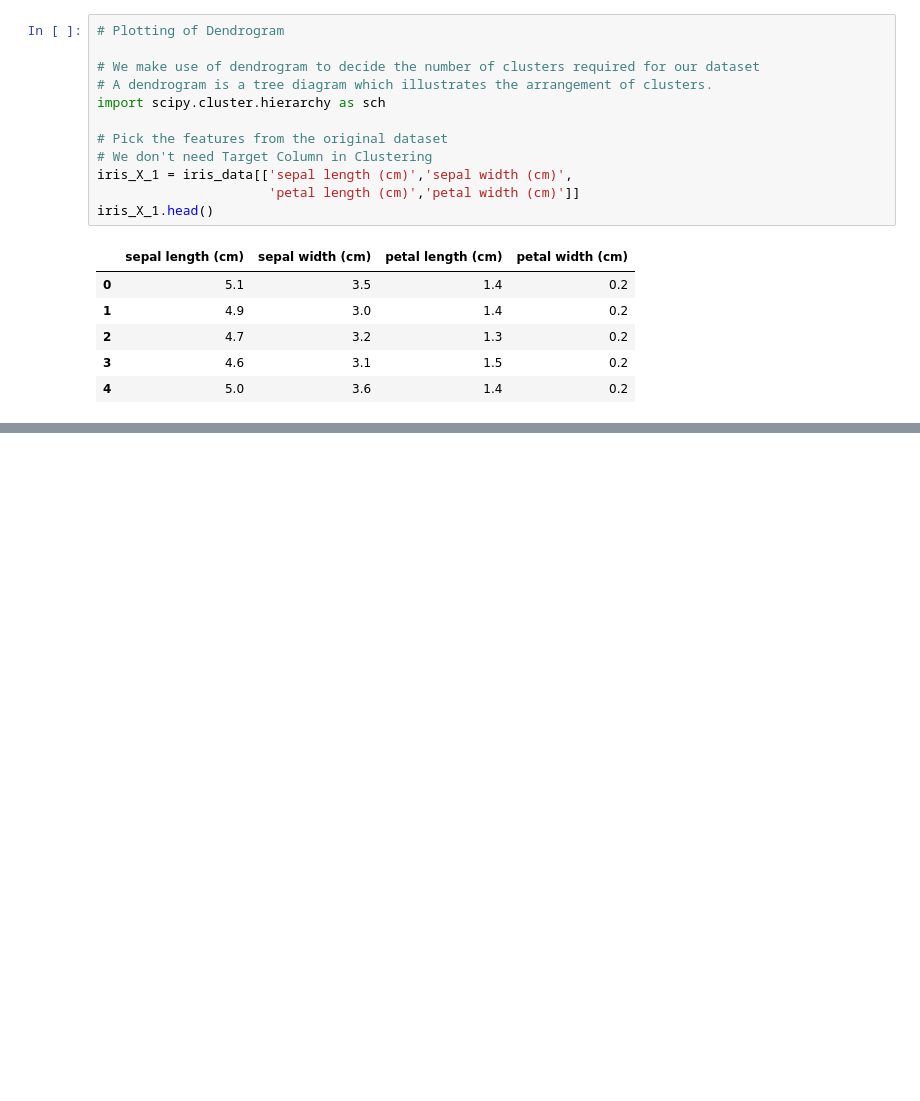
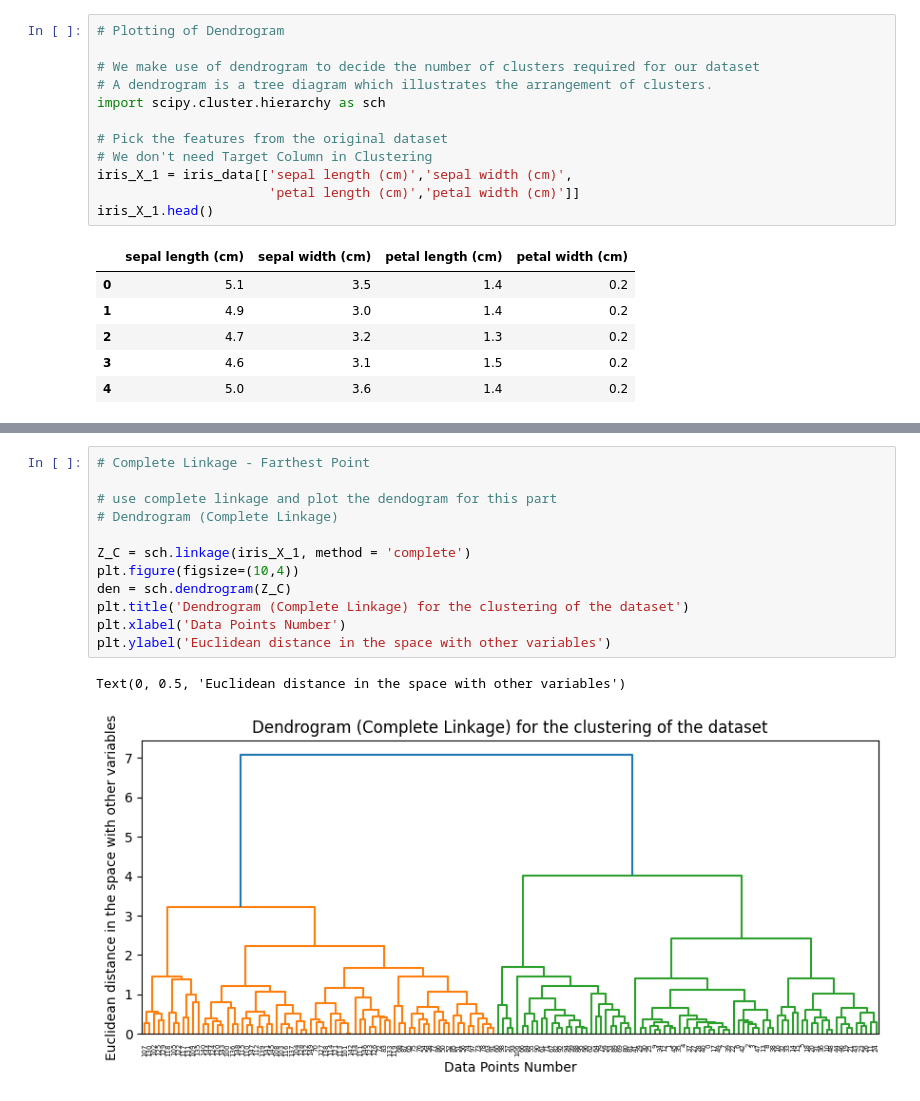
Before and after one commit to mvajhi/unsupervised-learning, a Jupyter notebook: HW1/HierarchicalClustering.ipynb, the cells around one changed output, grey strips where cells are left out. Drawn from its saved outputs; the diff is of its cells as text; blank space fills up the shorter version.

```diff
--- a/HW1/HierarchicalClustering.ipynb
+++ b/HW1/HierarchicalClustering.ipynb
@@ -346,3 +506,18 @@ iris_X_1.head()
+# %%
+# Complete Linkage - Farthest Point
+
+# use complete linkage and plot the dendogram for this part
+# Dendrogram (Complete Linkage)
+
+Z_C = sch.linkage(iris_X_1, method = 'complete')
+plt.figure(figsize=(10,4))
+den = sch.dendrogram(Z_C)
+plt.title('Dendrogram (Complete Linkage) for the clustering of the dataset')
+plt.xlabel('Data Points Number')
+plt.ylabel('Euclidean distance in the space with other variables')
+# %% [output]
+Text(0, 0.5, 'Euclidean distance in the space with other variables')
+[figure, added]
 # %%
 # Average Linkage - Average Distance between all points
 
```
Also changed, not shown: parts of 31 cells of this notebook.
